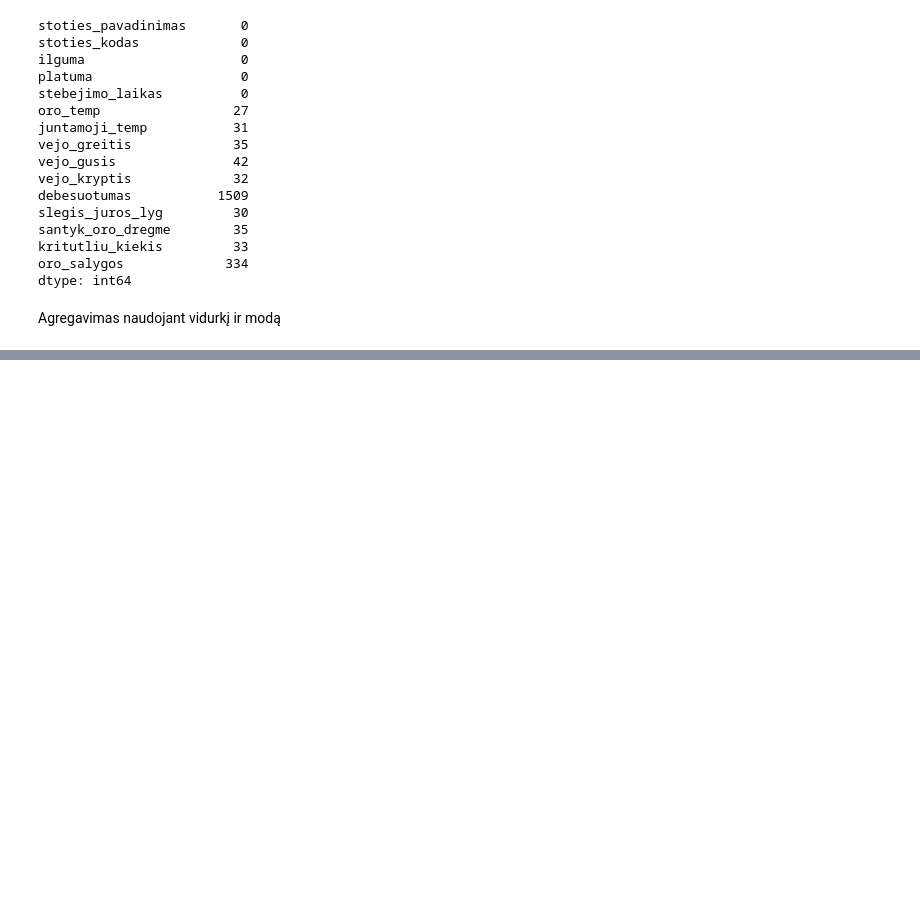
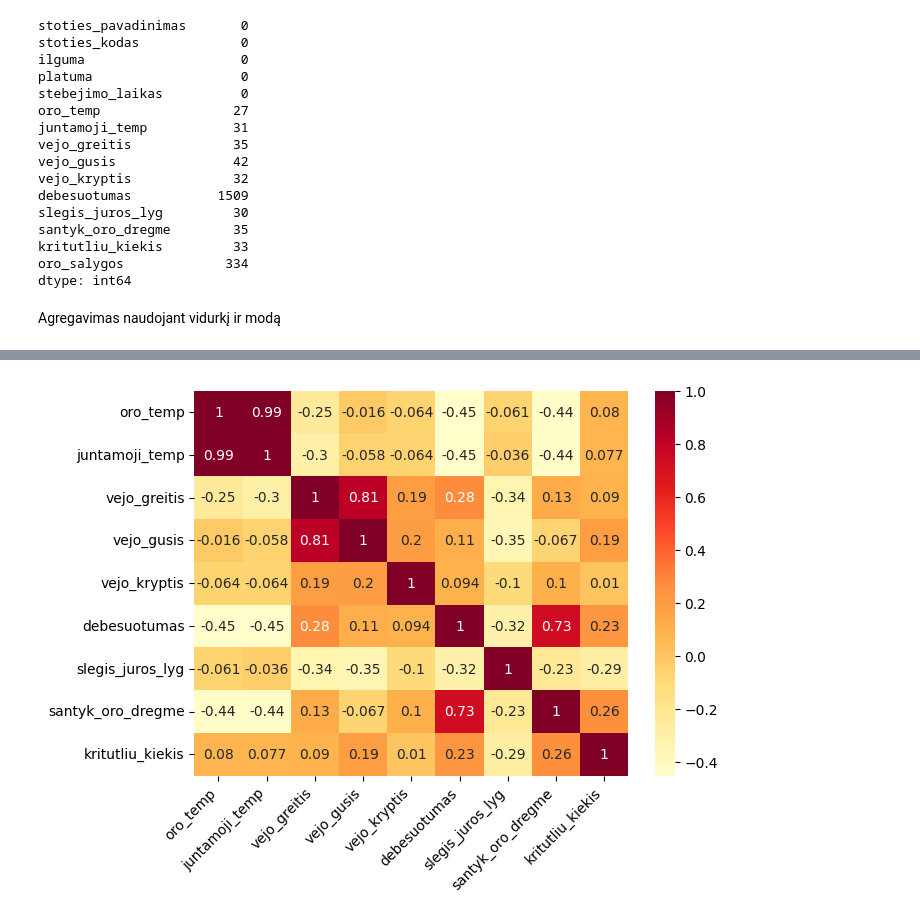
Before and after one commit to rugcer04/Duomenu_mokslo_projektas, a Jupyter notebook: code/python/datasets_prep/meteo_dataset_prep.ipynb, the cells around one changed output, grey strips where cells are left out. Cells and saved outputs as stored; diff of their text form; code cells hidden in the pictures; blank space fills up the shorter version.

```diff
--- a/code/python/datasets_prep/meteo_dataset_prep.ipynb
+++ b/code/python/datasets_prep/meteo_dataset_prep.ipynb
@@ -267,0 +371,7 @@ dtype: int64
+# %%
+plt.figure(figsize=(7, 5))
+ax = sns.heatmap(agg_meteo_Vilnius.select_dtypes(include='number').corr(), annot=True, cmap='YlOrRd')
+plt.xticks(rotation=45, ha='right')
+plt.show()
+# %% [output]
+[figure, added]
```
Also changed, not shown: parts of 14 cells of this notebook.
